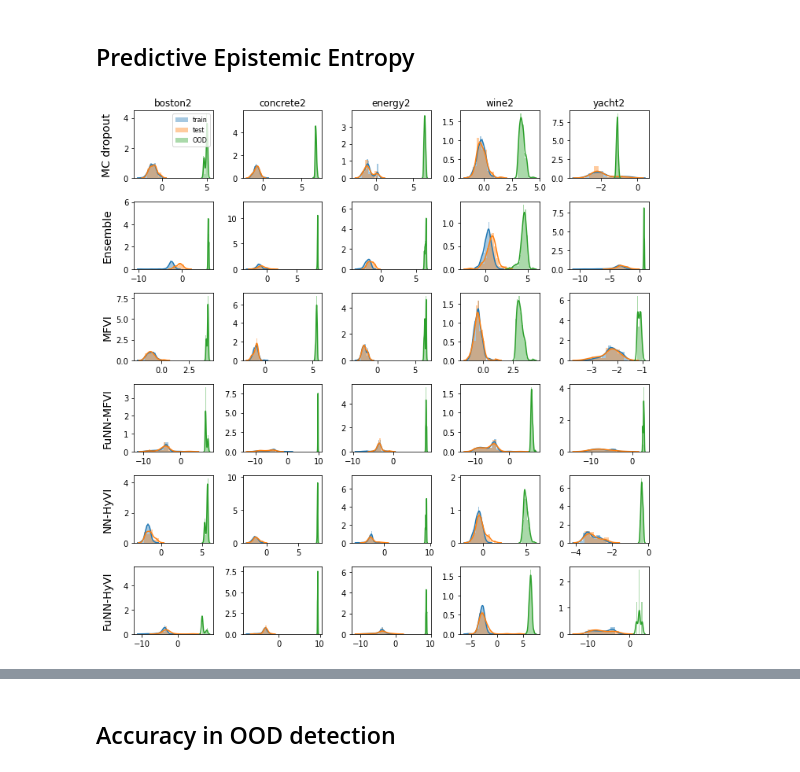
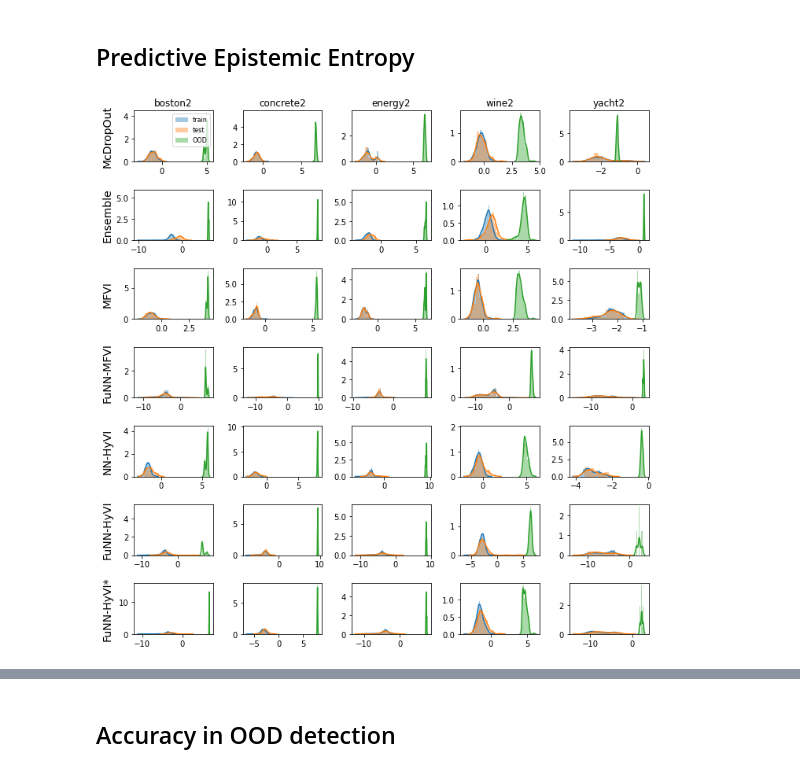
Before and after one commit to yannpequignot/IVISpaces, a Jupyter notebook: Notebooks/2mean_results.ipynb, the cells around one changed output, grey strips where cells are left out. Cells and saved outputs as stored; diff of their text form; code cells hidden in the pictures.

```diff
--- a/Notebooks/2mean_results.ipynb
+++ b/Notebooks/2mean_results.ipynb
@@ -113,7 +90,7 @@ yacht2    &   nan±nan &    nan±nan &    nan±nan &    nan±nan &   nan±nan &
 # %% [markdown]
 # on ood
 # %%
-RESULTS, STDS=torch.load(path+'2mean_smallUCI_Exp2_2020-11-19-15:56_metrics_ood.pt')
+RESULTS, STDS=torch.load(path+'2mean_smallUCI_Exp2_2020-11-19-23:25_metrics_ood.pt')
 
 
 for key in RESULTS.keys():
@@ -129,7 +106,7 @@ res=pd.DataFrame(RESULTS).transpose()
 # %%
 stds=pd.DataFrame(STDS).transpose()
 # %%
-methods=['McDropOut','Ensemble','MFVI','FuNN-MFVI','NN-HyVI','FuNN-HyVI']
+methods=['McDropOut','Ensemble','MFVI','FuNN-MFVI','NN-HyVI','FuNN-HyVI','FuNN-HyVI*']
 # %%
 import numpy as np
 metrics=['RMSE']#['LPP']#'RMSE']##['RMSE']#,'LPP']#metrics=['time [s]']
@@ -191,9 +168,9 @@ yacht2    &   9.0±nan &  113.0±nan &   69.0±nan &  120.0±nan &   43.0±nan &
 # %% [markdown]
 ## Predictive Epistemic Entropy #
 # %%
-Entropy=torch.load(path+'2mean_smallUCI_Exp2_2020-11-19-15:56_entropy.pt')
+Entropy=torch.load(path+'2mean_smallUCI_Exp2_2020-11-19-23:25_entropy.pt')
 # %%
-methods=['McDropOut','Ensemble','MFVI','FuNN-MFVI','NN-HyVI','FuNN-HyVI']
+methods=['McDropOut','Ensemble','MFVI','FuNN-MFVI','NN-HyVI','FuNN-HyVI','FuNN-HyVI*']
 #methods=['Ensemble','FuNN-HyVI']
 
 datasets=['boston2', 'concrete2', 'energy2','wine2', 'yacht2']
@@ -229,36 +206,36 @@ n_methods=len(methods)
 fig,ax=plt.subplots(n_methods,n_datasets,figsize=(10,10),squeeze=False)
 
 
 method_names=['MC dropout','Ensemble','MFVI','FuNN-MFVI','NN-HyVI','FuNN-HyVI']
 
 label=['train', 'test', 'OOD']
 split=0
 
 d=0
 for dataset, dic in Entropy.items():
     m=0
     ax[m,d].set_title(dataset)
     for method, Hs in dic.items():
         H=Hs[split][0]
         for i in range(len(H)):
             sns.distplot(H[i].cpu(), label=label[i], ax=ax[m,d], kde=True)#, color=colors[i])#, hist=False, norm_hist=True)#color=colors[i],
             if d ==0:
                 if method=='FuNNeVI' or method== 'GeNNeVI':
-                    ax[m,d].set_ylabel(method_names[m], {'fontweight':'bold'})
+                    ax[m,d].set_ylabel(method, {'fontweight':'bold'})
                 else:
-                    ax[m,d].set_ylabel(method_names[m])
+                    ax[m,d].set_ylabel(method)
         m+=1
 
     d+=1
 ax[0,0].legend(loc='upper right', prop={'size': 8})#bbox_to_anchor=(1.05, 1), loc='upper left', borderaxespad=0.)
 fig.tight_layout()
 fig.align_ylabels(ax[:, 0])
 plt.savefig(path+"UCIsmall_PredictiveEntropy_Exp2.pdf", dpi=600)
 #plt.subplots_adjust(top=.9)
 #plt.suptitle('Posterior Predictive Entropy Distributions')
 plt.show()
 # %% [output]
-[figure, old version]
+[figure, new version]
 # %%
 from Models import get_mlp
 from torch import nn
```
Also changed, not shown: parts of 16 cells of this notebook, 8 other files.
